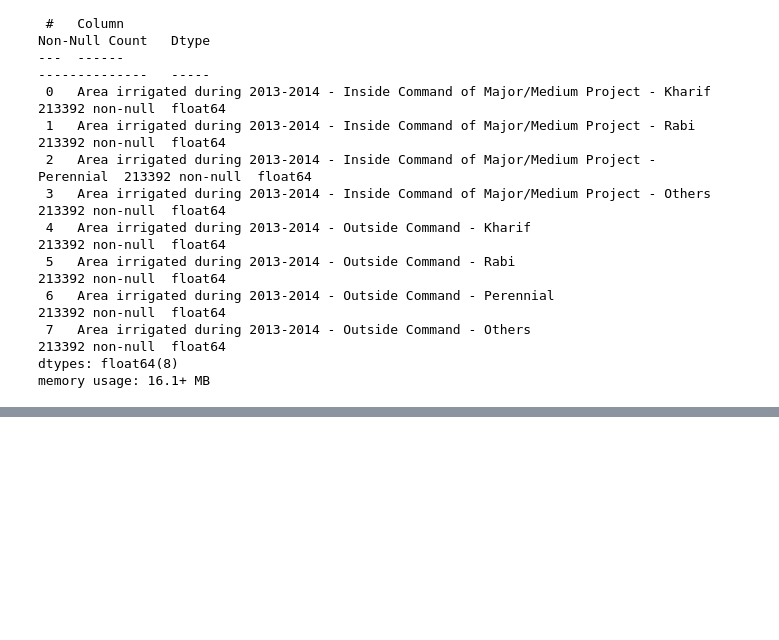
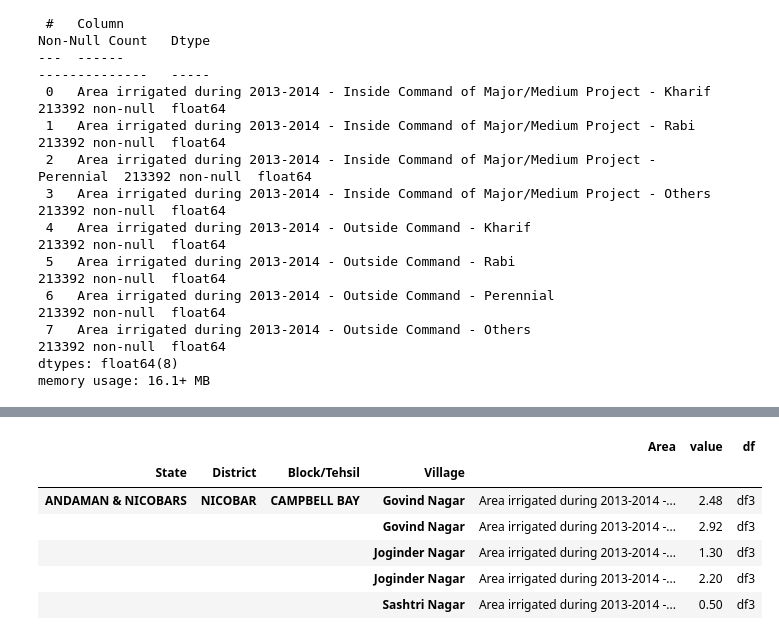
Before and after one commit to Bit-Byte-Drought/5th-minor-irrigation-Census, a Jupyter notebook: Irrigation/Analysis.ipynb, the cells around one changed output, grey strips where cells are left out. Cells and saved outputs as stored; diff of their text form; code cells hidden in the pictures; blank space fills up the shorter version.

```diff
--- a/Irrigation/Analysis.ipynb
+++ b/Irrigation/Analysis.ipynb
@@ -38,0 +96,16 @@ In the other two cases we only get a varied result wrt the length of the dfs and
+# %%
+y = df3.stack().apply(lambda x : x if x!=0 else np.nan).dropna()
+x3 = pd.DataFrame({'value' : df3.stack().apply(lambda x : x if x!=0 else np.nan).dropna(), 'df' : ['df3' for df in range(y.shape[0])]})
+y = pd.Series(x3.index.get_level_values(-1))
+y.index = x3.index
+x3.insert(0, column = 'Area', value = y)
+x3 = x3.droplevel(-1)
+x3.head()
+# %% [output]
+|  |  |  |  | Area | value | df |
+| State | District | Block/Tehsil | Village |  |  |  |
+| ANDAMAN & NICOBARS | NICOBAR | CAMPBELL BAY | Govind Nagar | Area irrigated during 2013-2014 -... | 2.48 | df3 |
+|  |  |  | Govind Nagar | Area irrigated during 2013-2014 -... | 2.92 | df3 |
+|  |  |  | Joginder Nagar | Area irrigated during 2013-2014 -... | 1.30 | df3 |
+|  |  |  | Joginder Nagar | Area irrigated during 2013-2014 -... | 2.20 | df3 |
+|  |  |  | Sashtri Nagar | Area irrigated during 2013-2014 -... | 0.50 | df3 |
```
Also changed, not shown: parts of 17 cells of this notebook, 2 other files.
